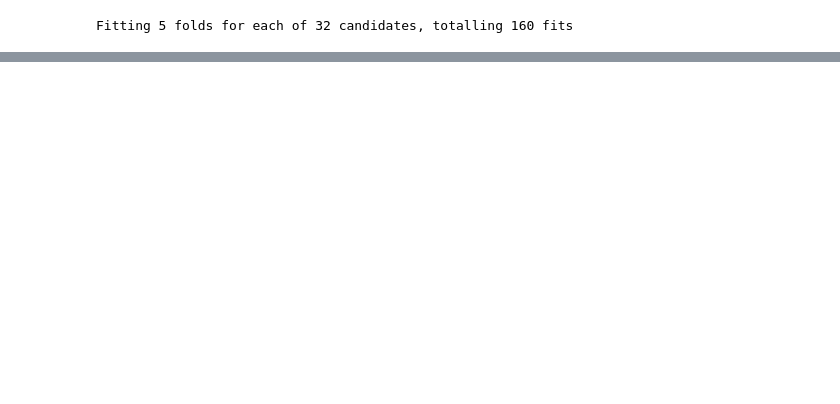
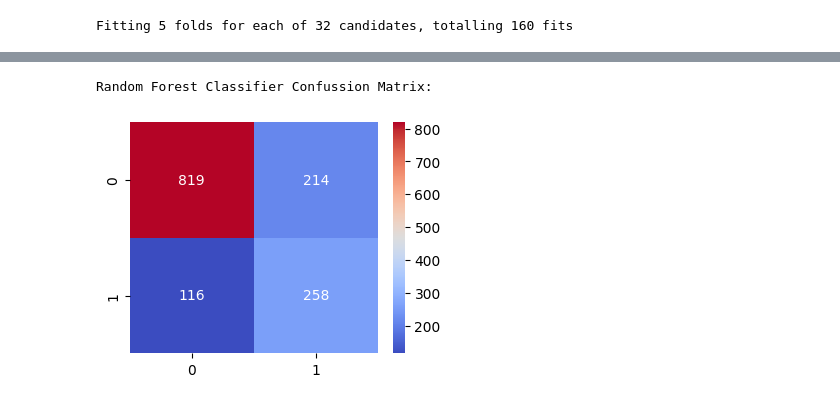
Before and after one commit to Md-Maruf-1727/customer-churn-prediction-ml, a Jupyter notebook: NoteBooks/04_model_training.ipynb, the cells around one changed output, grey strips where cells are left out. Cells and saved outputs as stored; diff of their text form; code cells hidden in the pictures; blank space fills up the shorter version.

```diff
--- a/NoteBooks/04_model_training.ipynb
+++ b/NoteBooks/04_model_training.ipynb
@@ -252,15 +275,15 @@ rf_grid = GridSearchCV(
     n_jobs=-1,
     verbose=1
 )
-rf_model = rf_grid.fit(xtrain, ytrain)
+rf_model = rf_grid.fit(scale_xtrain, ytrain)
 # %% [output]
 Fitting 5 folds for each of 32 candidates, totalling 160 fits
 # %%
-rf_pred = rf_model.predict(xtest)
-rf_pred_proba = rf_model.predict_proba(xtest)[:, 1]
+rf_pred = rf_model.predict(scale_xtest)
+rf_pred_proba = rf_model.predict_proba(scale_xtest)[:, 1]
 
 rf_train_f1 = rf_model.score(xtrain, ytrain)
-rf_test_f1 = rf_model.score(xtest, ytest)
+rf_test_f1 = rf_model.score(scale_xtest, ytest)
 
 rf_accuracy = accuracy_score(ytest, rf_pred)
 rf_recall = recall_score(ytest, rf_pred)
@@ -271,17 +294,16 @@ rf_roc_auc = roc_auc_score(ytest, rf_pred)
 rf_best_param = rf_model.best_params_
 rf_best_score = rf_model.best_score_
 
-rf_logistic_result = pd.DataFrame([{
+rf_result = pd.DataFrame([{
     'Model': 'Random Forest Classifier',
     'Train F1': rf_train_f1,
     'Test F1': rf_test_f1,
     'Accuracy': rf_accuracy,
     'Recall': rf_recall,
     'F1 Score': rf_f1,
-    'Confusion': rf_confussion,
     'Roc Auc Score': rf_roc_auc,
     'Best Params': str(rf_best_param),
     'Best CV Score': rf_best_score
 }])
-rf_logistic_result.sort_values(by='Roc Auc Score', ascending=False)
+rf_result.sort_values(by='Roc Auc Score', ascending=False)
 # %% [output]
@@ -288,0 +312,8 @@ rf_logistic_result.sort_values(by='Roc Auc Score', ascending=False)
+# %%
+print("Random Forest Classifier Confussion Matrix:")
+plt.figure(figsize=(4,3))
+sns.heatmap(rf_confussion, annot=True, fmt='g', cmap='coolwarm')
+plt.show()
+# %% [output]
+Random Forest Classifier Confussion Matrix:
+[figure, added]
```
Also changed, not shown: parts of 9 cells of this notebook.
